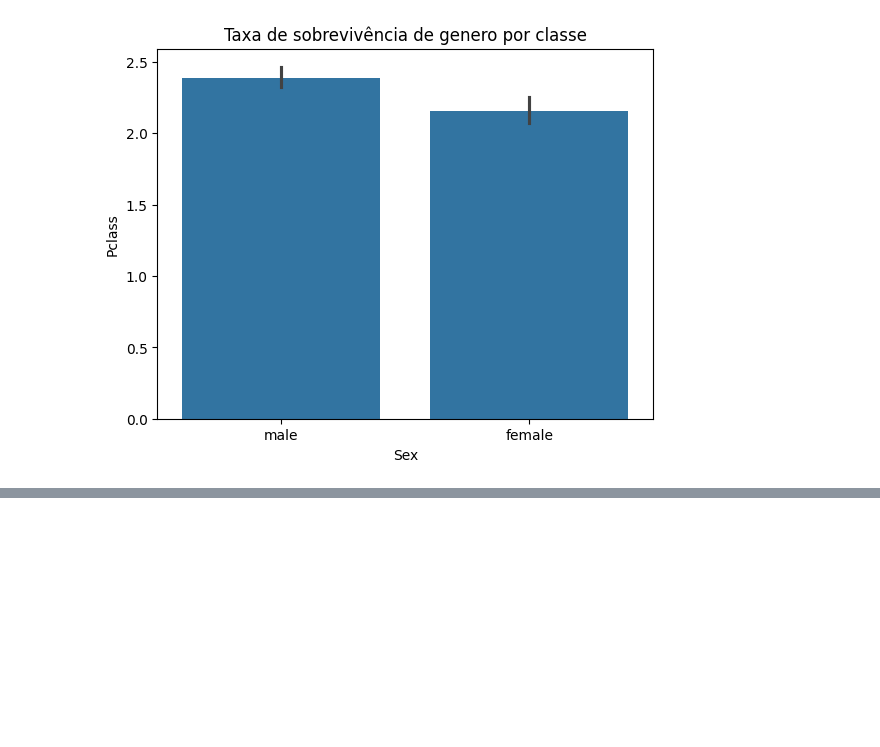
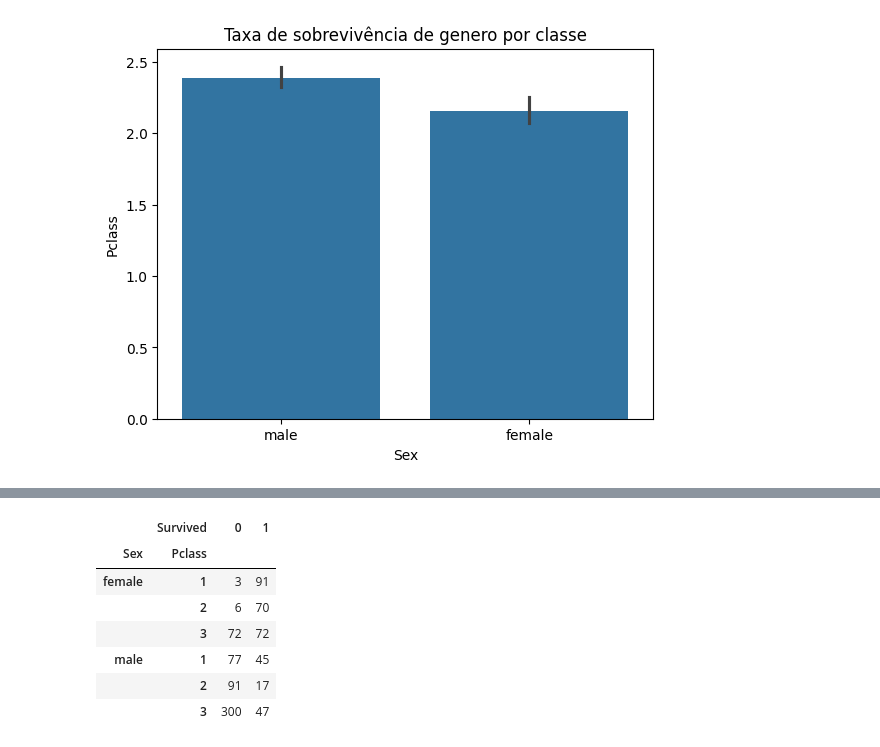
Before and after one commit to Guilherme0202PM/A, a Jupyter notebook: Titanic.ipynb, the cells around one changed output, grey strips where cells are left out. Drawn from its saved outputs; the diff is of its cells as text; code cells hidden in the pictures; blank space fills up the shorter version.

```diff
--- a/Titanic.ipynb
+++ b/Titanic.ipynb
@@ -189,0 +199,11 @@ The `ci` parameter is deprecated. Use `errorbar=None` for the same effect.
+# %%
+pd.crosstab(index=[titanic['Sex'], titanic['Pclass']], columns=titanic['Survived'])
+# %% [output]
+|  | Survived | 0 | 1 |
+| Sex | Pclass |  |  |
+| female | 1 | 3 | 91 |
+|  | 2 | 6 | 70 |
+|  | 3 | 72 | 72 |
+| male | 1 | 77 | 45 |
+|  | 2 | 91 | 17 |
+|  | 3 | 300 | 47 |
```
Also changed, not shown: parts of 4 cells of this notebook.
